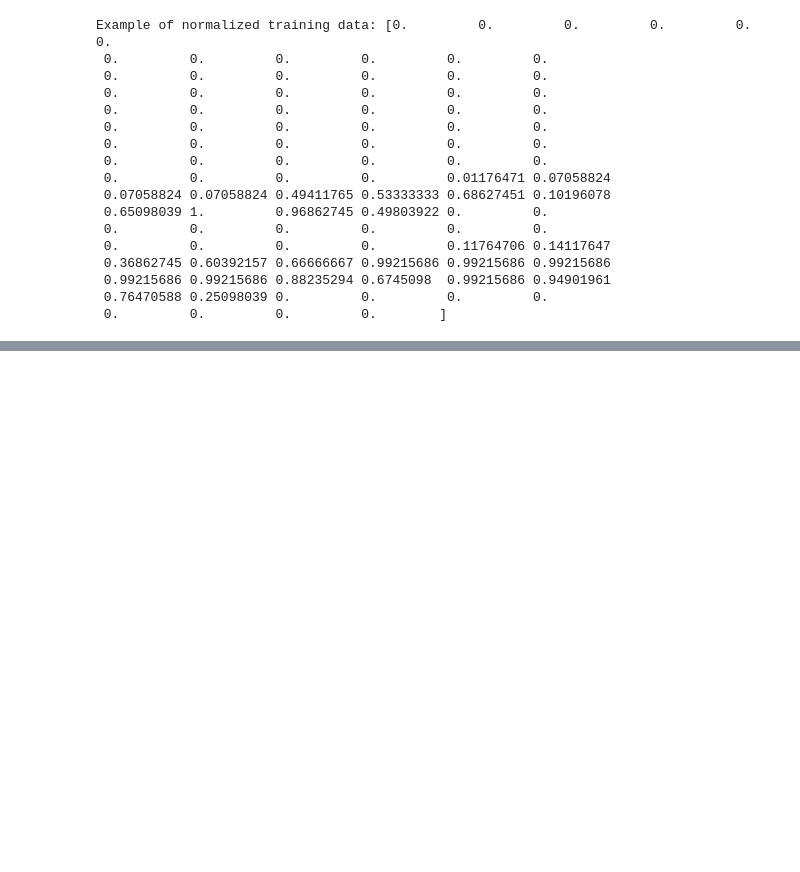
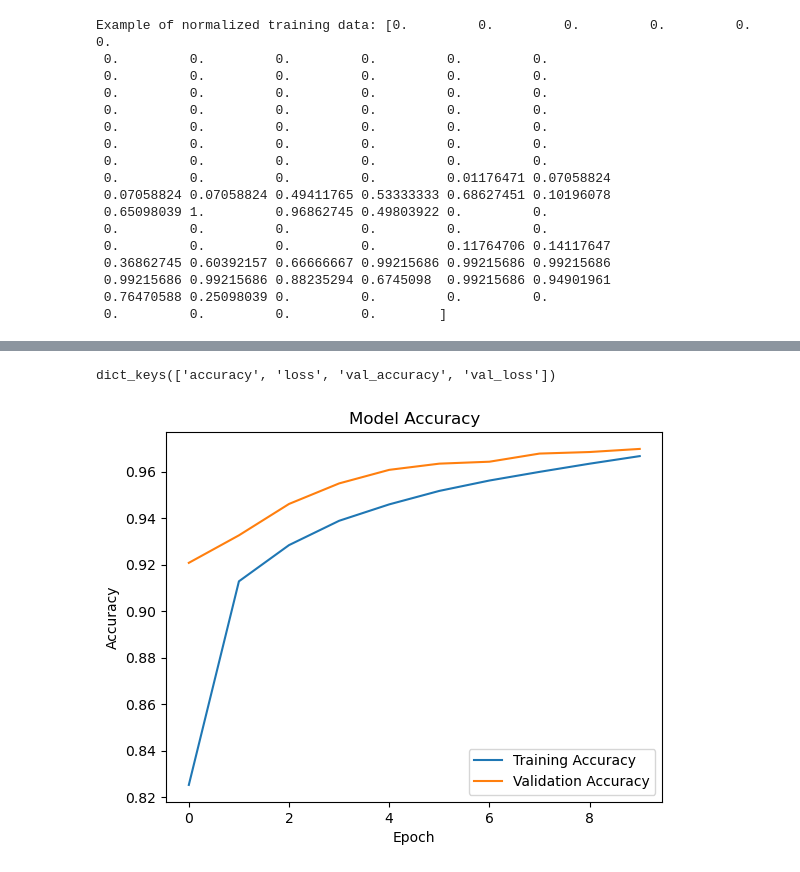
Before and after one commit to Pchambet/mnist-case-study, a Jupyter notebook: mnist.ipynb, the cells around one changed output, grey strips where cells are left out. Cells and saved outputs as stored; diff of their text form; code cells hidden in the pictures; blank space fills up the shorter version.

```diff
--- a/mnist.ipynb
+++ b/mnist.ipynb
@@ -118,0 +135,3 @@ Example of normalized training data: [0.         0.         0.         0.
+# %%
+y_train_input = y_train_one_hot
+y_test_input = y_test_one_hot
@@ -118,0 +148,13 @@ Example of normalized training data: [0.         0.         0.         0.
+# %%
+model = Sequential([
+    Input(shape=(X_train_input.shape[1],)),     # input layer properly defined
+    Dense(128, activation='relu'),              # hidden layer with 128 neurons
+    Dense(64, activation='relu'),               # hidden layer with 64 neurons
+    Dense(10, activation='softmax')             # output layer for 10 classes (digits 0-9)
+])
+# %%
+model.compile(
+    loss = 'categorical_crossentropy',          # categorical crossentropy for multi-class classification
+    optimizer = 'sgd',                          # stochastic gradient descent optimizer
+    metrics = ['accuracy']                      # metrics to track during training
+)
@@ -118,0 +169,7 @@ Example of normalized training data: [0.         0.         0.         0.
+# %%
+history = model.fit(
+    X_train_input, y_train_input,
+    epochs=10,
+    batch_size=32,
+    validation_split=0.1
+)
@@ -118,0 +197,14 @@ Example of normalized training data: [0.         0.         0.         0.
+# %%
+print(history.history.keys())
+# %% [output]
+dict_keys(['accuracy', 'loss', 'val_accuracy', 'val_loss'])
+# %%
+plt.plot(history.history['accuracy'], label='Training Accuracy')
+plt.plot(history.history['val_accuracy'], label='Validation Accuracy')
+plt.title('Model Accuracy')
+plt.ylabel('Accuracy')
+plt.xlabel('Epoch')
+plt.legend()
+plt.show()
+# %% [output]
+[figure, added]
```
Also changed, not shown: parts of 15 cells of this notebook.
